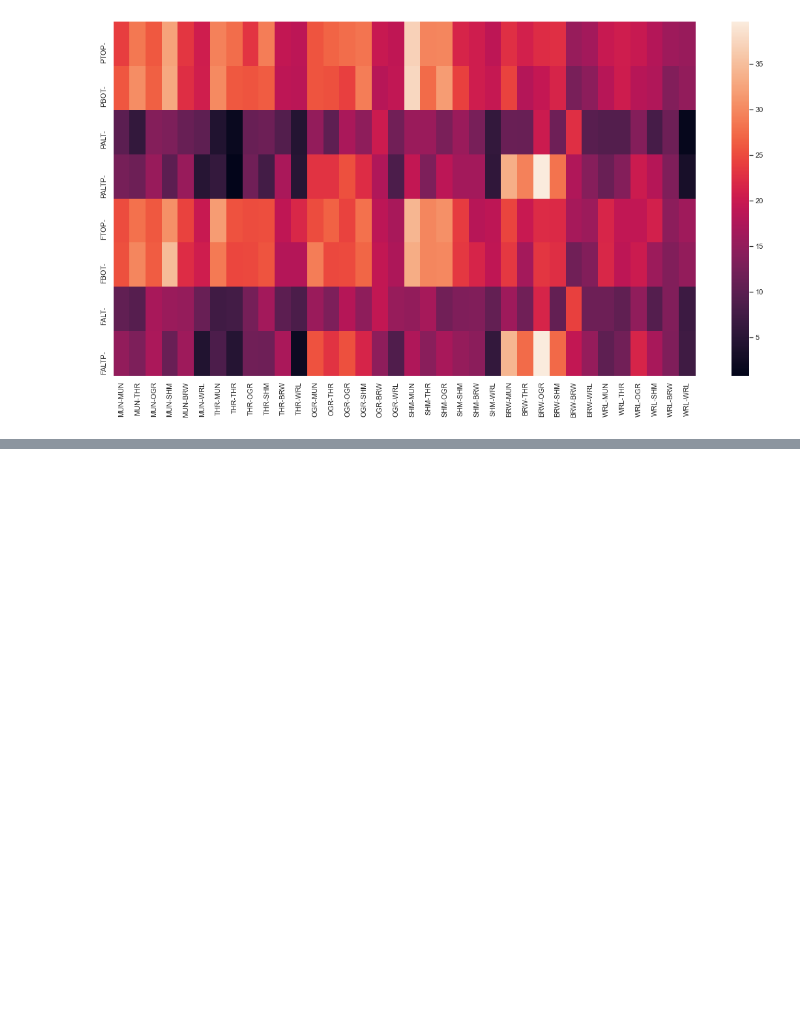
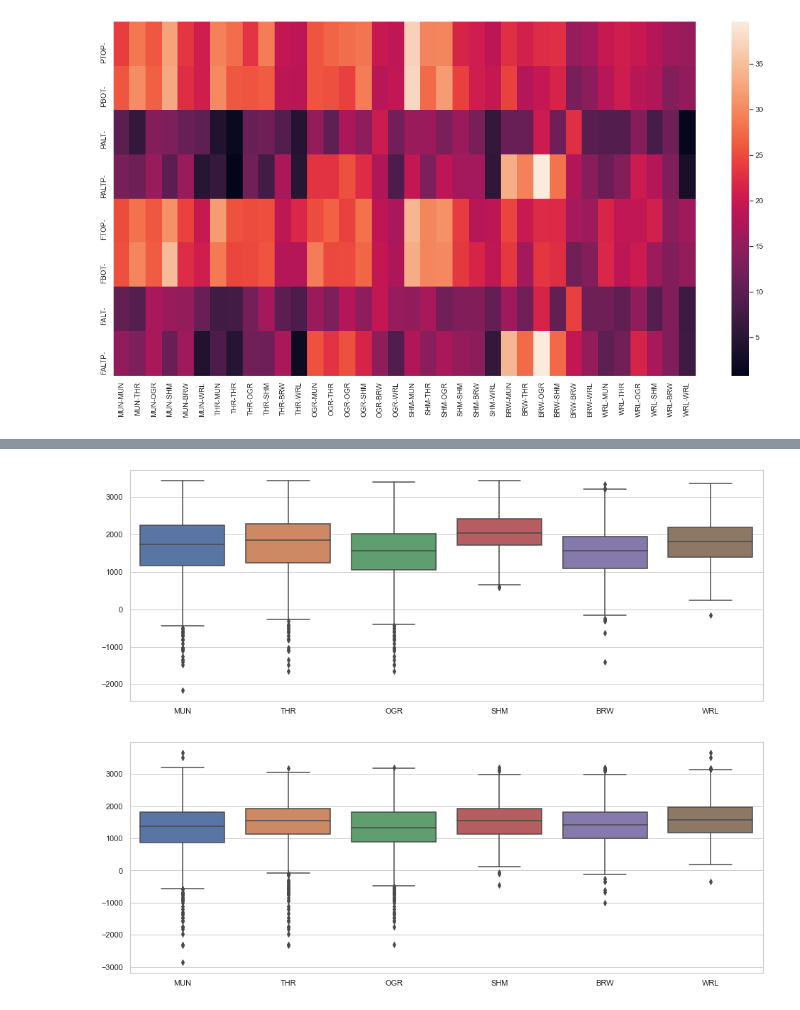
Before and after one commit to Bryukh/AILeagueBalance, a Jupyter notebook: GiantGatesAutoBalancerResults.ipynb, the cells around one changed output, grey strips where cells are left out. Saved outputs shown, nothing was run; the diff lists cells and outputs as text; code cells hidden in the pictures; blank space fills up the shorter version.

```diff
--- a/GiantGatesAutoBalancerResults.ipynb
+++ b/GiantGatesAutoBalancerResults.ipynb
@@ -258,0 +294,12 @@ sns.heatmap(df.transpose())
+# %%
+ladder_result = take_and_clean('rankings827NC', '827NC')
+unit_scores = collect_scores(ladder_result)
+# print_score_data(unit_scores)
+boxplot_score(unit_scores, 6)
+ladder_result = take_and_clean('rankings827NF', '827NF')
+unit_scores = collect_scores(ladder_result)
+# print_score_data(unit_scores)
+boxplot_score(unit_scores, 6)
+# %% [output]
+[figure, added]
+[figure, added]
```
Also changed, not shown: parts of 7 cells of this notebook, 18 other files.
